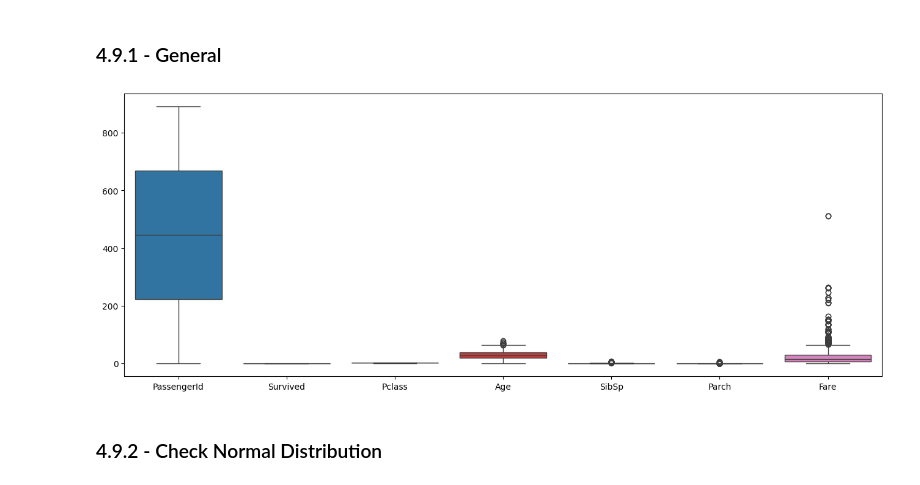
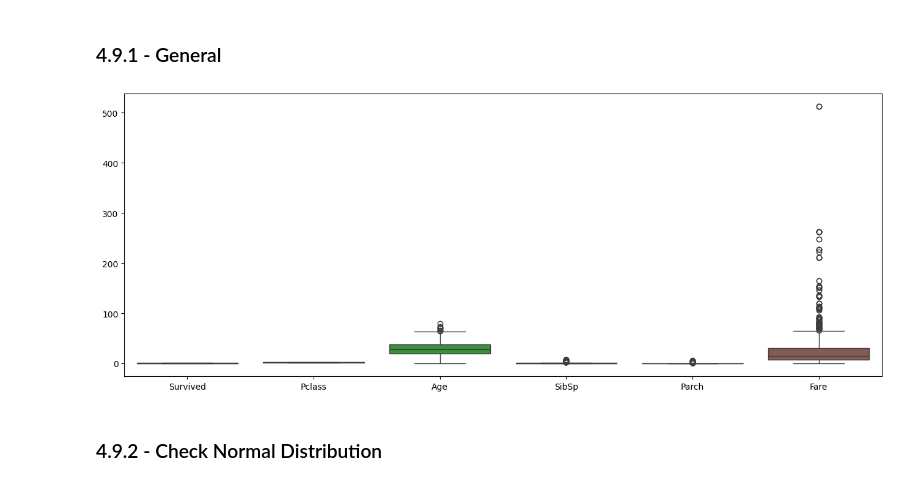
Before and after one commit to lfaferreira/knn-titanic, a Jupyter notebook: titanic.ipynb, the cells around one changed output. Drawn from its saved outputs; the diff is of its cells as text; code cells hidden in the pictures.

```diff
--- a/titanic.ipynb
+++ b/titanic.ipynb
@@ -218,3 +245,3 @@ Available:
 # %%
-data_train = pd.read_csv(r'C:\Users\Lucas\Projetos\knn-titanic\data\train.csv')
+data_train = pd.read_csv(f'{url}train.csv', index_col=False)
 # %%
@@ -424,9 +515,9 @@ Name: count, Length: 248, dtype: int64
 # %%
 plt.figure(figsize=(16,6))
 
-ax = sns.boxplot(df_titanic_train)
+ax = sns.boxplot(df_titanic_train.drop(columns='PassengerId'))
 # %% [output]
-[figure, old version]
+[figure, new version]
 # %% [markdown]
 ### 4.9.2 - Check Normal Distribution
 # %%
```
Also changed, not shown: parts of 44 cells of this notebook.
